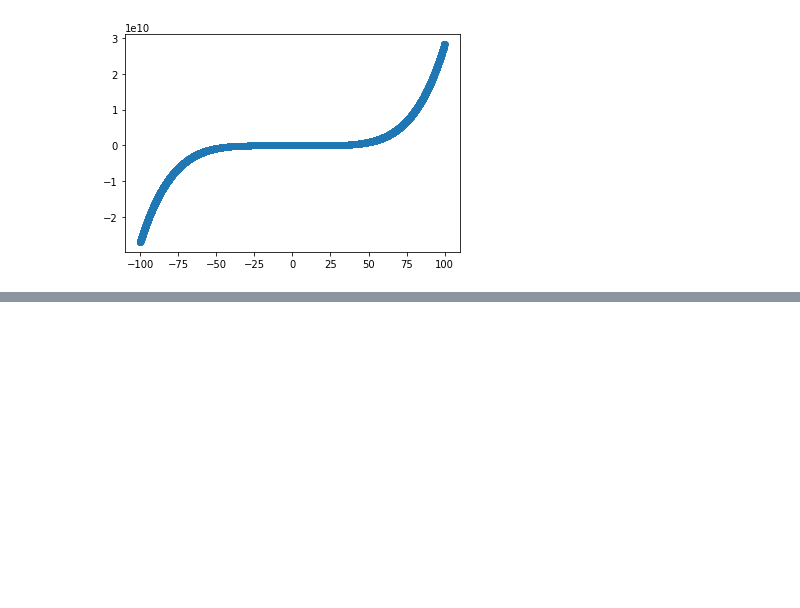
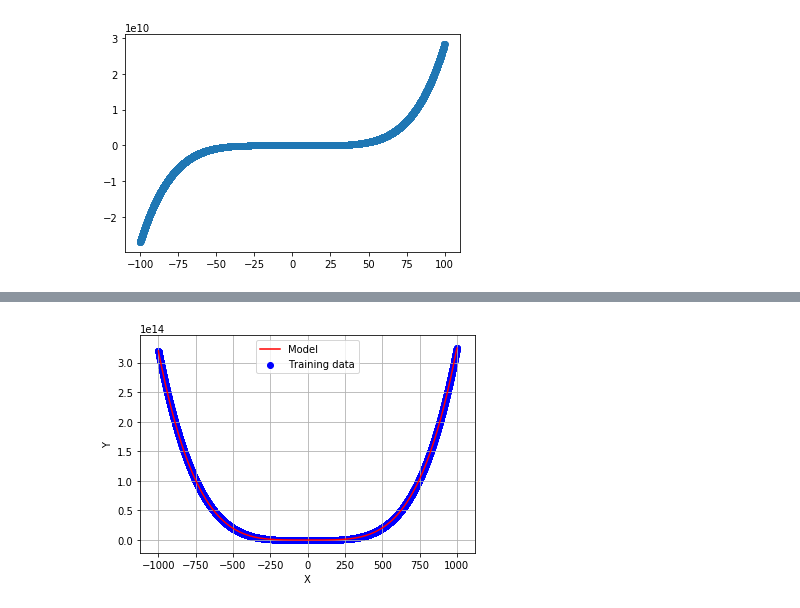
Before and after one commit to jakubkarczewski/PolynomialRegression, a Jupyter notebook: Tests.ipynb, the cells around one changed output, grey strips where cells are left out. Cells and saved outputs as stored; diff of their text form; code cells hidden in the pictures; blank space fills up the shorter version.

```diff
--- a/Tests.ipynb
+++ b/Tests.ipynb
@@ -45,0 +66,20 @@ plt.show()
+# %%
+discovered_weights = [-4.00006401e+00,  3.25601107e+04,  3.23673000e+08,  2.31100000e+12,
+        3.22100000e+14,  4.27511695e-01]
+discovered_scaling = [1.e+00, 1.e+03, 1.e+06, 1.e+09, 1.e+12, 1.e+15]
+
+new_weights = [b/a for a,b in zip(discovered_scaling,discovered_weights)]
+y_model = np.polyval(new_weights[::-1], np.linspace(-1000,1000,10000))
+plt.plot(np.linspace(-1000,1000,10000), y_model, c='r', label='Model')
+plt.scatter(data_x_raw, data_y, c='b', label='Training data')
+# polyfited = np.polyfit(data_x_raw.flatten(), data_y, 6)
+# polyval = np.polyval(polyfited, data_x_raw)
+# print(polyfited)
+# plt.scatter(data_x_raw, polyval, c='g', label='Polyvaled data')
+plt.grid()
+plt.legend(loc='best')
+plt.xlabel('X')
+plt.ylabel('Y')
+plt.show()
+# %% [output]
+[figure, added]
```
Also changed, not shown: parts of 5 cells of this notebook, 1 other file.
